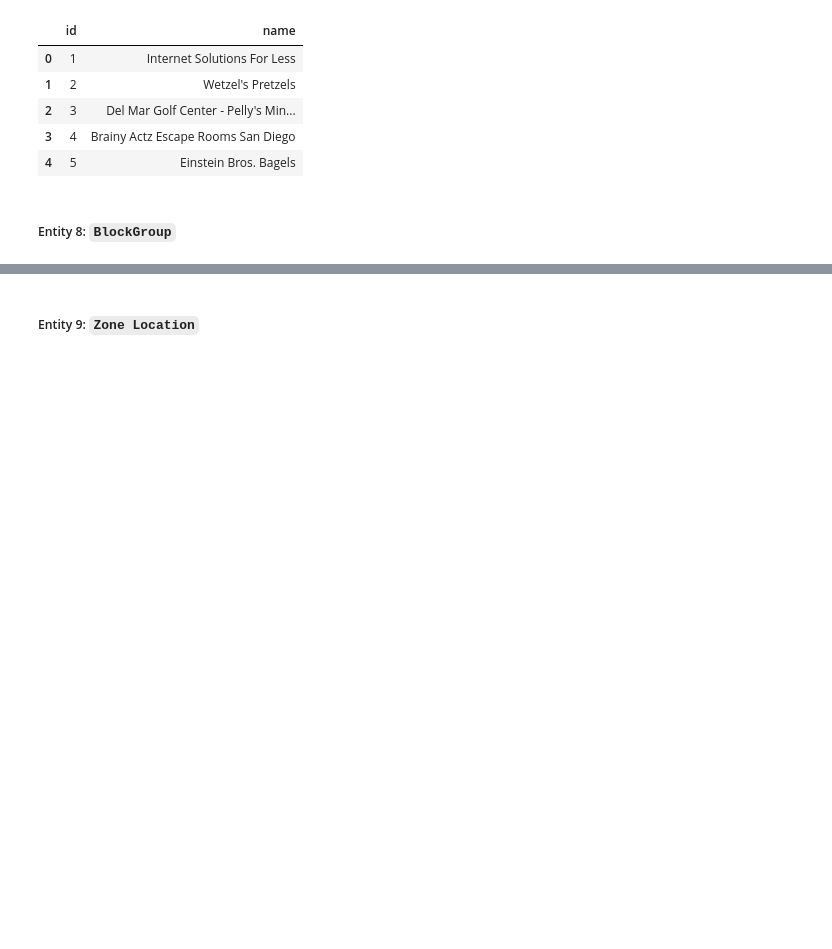
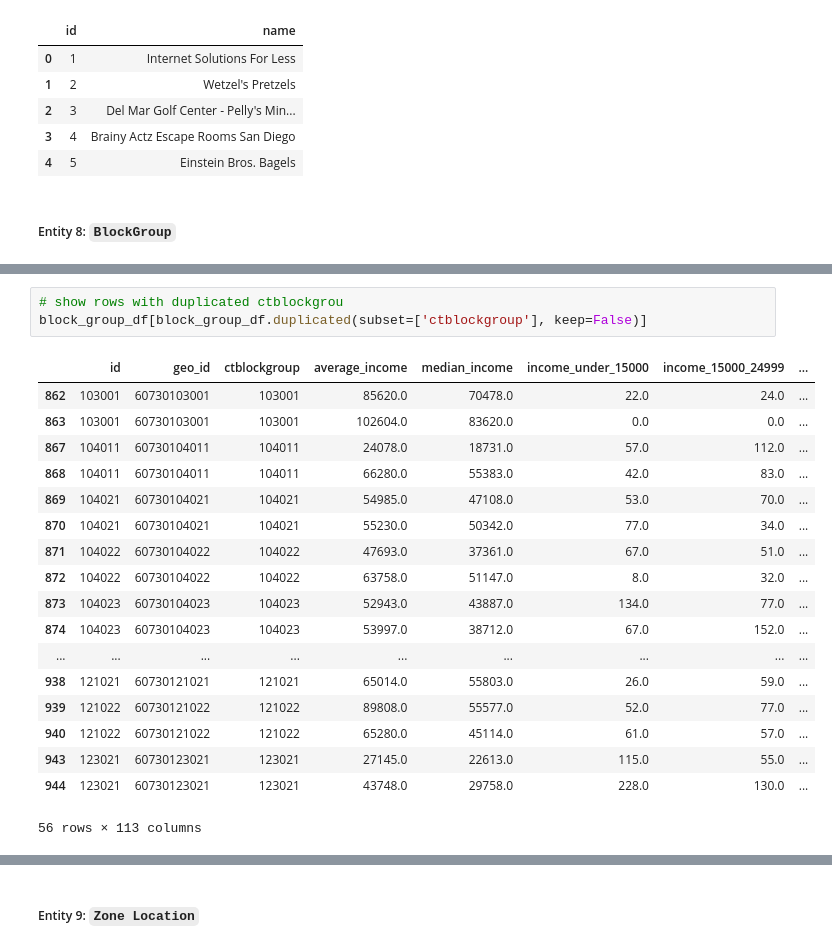
Before and after one commit to swhoyle/business-opportunity-graph, a Jupyter notebook: notebooks/01_extract_nodes.ipynb, the cells around one changed output, grey strips where cells are left out. Cells and saved outputs as stored; diff of their text form; blank space fills up the shorter version.

```diff
--- a/notebooks/01_extract_nodes.ipynb
+++ b/notebooks/01_extract_nodes.ipynb
@@ -327,0 +437,22 @@ Rows: 2085, Columns: 38
+# %%
+# show rows with duplicated ctblockgrou
+block_group_df[block_group_df.duplicated(subset=['ctblockgroup'], keep=False)]
+# %% [output]
+|  | id | geo_id | ctblockgroup | average_income | median_income | income_under_15000 | income_15000_24999 | ... |
+| 862 | 103001 | 60730103001 | 103001 | 85620.0 | 70478.0 | 22.0 | 24.0 | ... |
+| 863 | 103001 | 60730103001 | 103001 | 102604.0 | 83620.0 | 0.0 | 0.0 | ... |
+| 867 | 104011 | 60730104011 | 104011 | 24078.0 | 18731.0 | 57.0 | 112.0 | ... |
+| 868 | 104011 | 60730104011 | 104011 | 66280.0 | 55383.0 | 42.0 | 83.0 | ... |
+| 869 | 104021 | 60730104021 | 104021 | 54985.0 | 47108.0 | 53.0 | 70.0 | ... |
+| 870 | 104021 | 60730104021 | 104021 | 55230.0 | 50342.0 | 77.0 | 34.0 | ... |
+| 871 | 104022 | 60730104022 | 104022 | 47693.0 | 37361.0 | 67.0 | 51.0 | ... |
+| 872 | 104022 | 60730104022 | 104022 | 63758.0 | 51147.0 | 8.0 | 32.0 | ... |
+| 873 | 104023 | 60730104023 | 104023 | 52943.0 | 43887.0 | 134.0 | 77.0 | ... |
+| 874 | 104023 | 60730104023 | 104023 | 53997.0 | 38712.0 | 67.0 | 152.0 | ... |
+| ... | ... | ... | ... | ... | ... | ... | ... | ... |
+| 938 | 121021 | 60730121021 | 121021 | 65014.0 | 55803.0 | 26.0 | 59.0 | ... |
+| 939 | 121022 | 60730121022 | 121022 | 89808.0 | 55577.0 | 52.0 | 77.0 | ... |
+| 940 | 121022 | 60730121022 | 121022 | 65280.0 | 45114.0 | 61.0 | 57.0 | ... |
+| 943 | 123021 | 60730123021 | 123021 | 27145.0 | 22613.0 | 115.0 | 55.0 | ... |
+| 944 | 123021 | 60730123021 | 123021 | 43748.0 | 29758.0 | 228.0 | 130.0 | ... |
+56 rows × 113 columns
```
Also changed, not shown: parts of 2 cells of this notebook, 4 other files.
